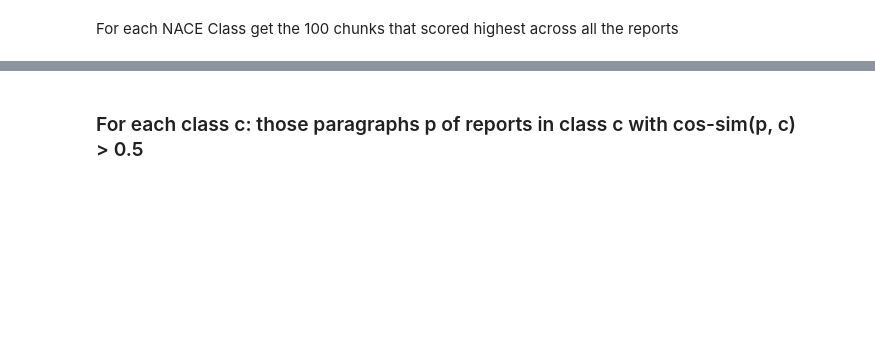
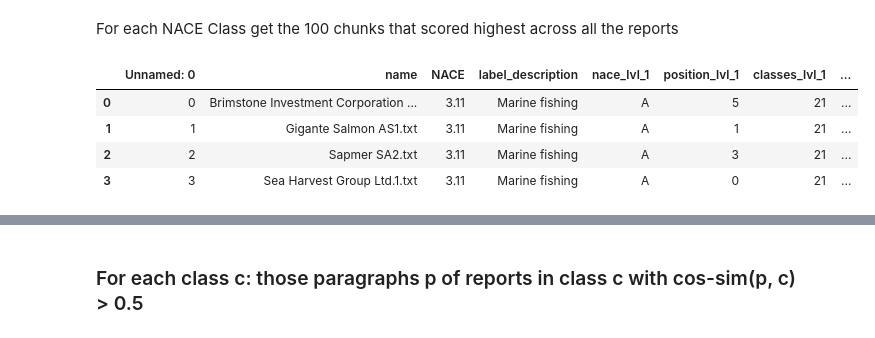
Before and after one commit to hendrikweichel/nace_report_topic_analysis, a Jupyter notebook: benchmark/aggregate_training_data_2nd_approach.ipynb, the cells around one changed output, grey strips where cells are left out. Saved outputs shown, nothing was run; the diff lists cells and outputs as text; code cells hidden in the pictures; blank space fills up the shorter version.

```diff
--- a/benchmark/aggregate_training_data_2nd_approach.ipynb
+++ b/benchmark/aggregate_training_data_2nd_approach.ipynb
@@ -34,3 +36,13 @@ raw_data_path = "results/dataset__reports_subset_from_full_data_1_sentence_len_6
+# %%
+recordings = pd.read_csv(raw_data_path + "recordings.csv")
+# %%
+recordings
+# %% [output]
+|  | Unnamed: 0 | name | NACE | label_description | nace_lvl_1 | position_lvl_1 | classes_lvl_1 | ... |
+| 0 | 0 | Brimstone Investment Corporation ... | 3.11 | Marine fishing | A | 5 | 21 | ... |
+| 1 | 1 | Gigante Salmon AS1.txt | 3.11 | Marine fishing | A | 1 | 21 | ... |
+| 2 | 2 | Sapmer SA2.txt | 3.11 | Marine fishing | A | 3 | 21 | ... |
+| 3 | 3 | Sea Harvest Group Ltd.1.txt | 3.11 | Marine fishing | A | 0 | 21 | ... |
 # %%
 reports = glob.glob(raw_data_path + "*/*_short.csv")
 reports = glob.glob(raw_data_path + "*/*_long.csv")
```
Also changed, not shown: parts of 11 cells of this notebook, 13 other files.
